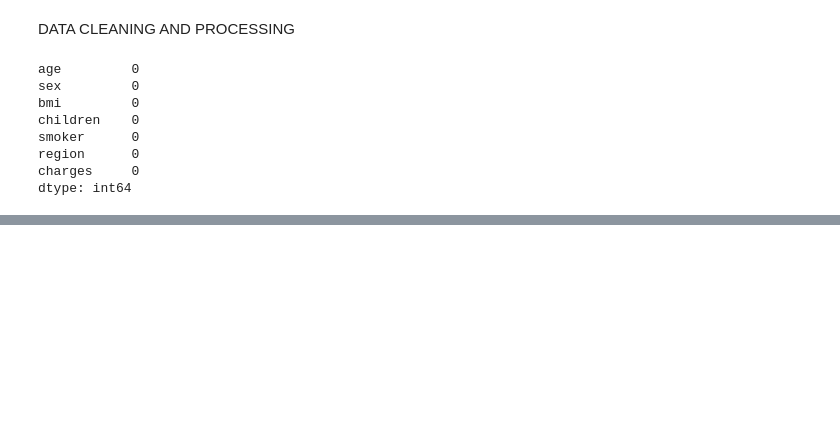
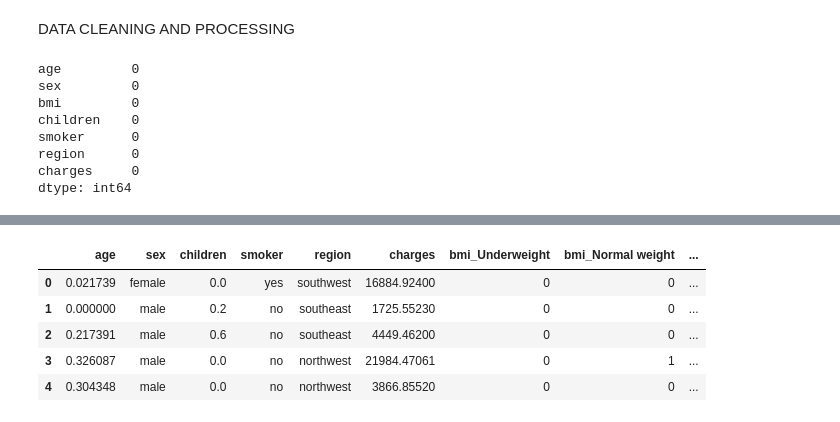
Before and after one commit to HarshPandey2004/ML-Model, a Jupyter notebook: project/file1.ipynb, the cells around one changed output, grey strips where cells are left out. Cells and saved outputs as stored; diff of their text form; code cells hidden in the pictures; blank space fills up the shorter version.

```diff
--- a/project/file1.ipynb
+++ b/project/file1.ipynb
@@ -220,0 +232,34 @@ data_cleaned.head()
+# %%
+# 1. Reload original dataset to get unscaled BMI values
+from sklearn.preprocessing import MinMaxScaler
+
+
+data_cleaned = pd.read_csv('insurance.csv')
+
+# 2. Bin original BMI into categories
+data_cleaned['bmi_cat'] = pd.cut(
+    data_cleaned['bmi'],
+    bins=[0, 18.5, 24.9, 29.9, np.inf],
+    labels=['Underweight', 'Normal weight', 'Overweight', 'Obesity'],
+    right=False
+)
+
+# 3. One-hot encode BMI categories into 0/1 integers
+bmi_dummies = pd.get_dummies(data_cleaned['bmi_cat'], prefix='bmi', dtype=int)
+
+# 4. Join encoded columns back and drop temporary columns
+data_cleaned = pd.concat([data_cleaned, bmi_dummies], axis=1).drop(columns=['bmi_cat', 'bmi'])
+
+# 5. Apply MinMaxScaler AFTER binning on continuous numerical features
+cols = ['age', 'children']  # Apply scaler to continuous numeric features only
+scaler = MinMaxScaler()
+data_cleaned[cols] = scaler.fit_transform(data_cleaned[cols])
+# %%
+data_cleaned.head()
+# %% [output]
+|  | age | sex | children | smoker | region | charges | bmi_Underweight | bmi_Normal weight | ... |
+| 0 | 0.021739 | female | 0.0 | yes | southwest | 16884.92400 | 0 | 0 | ... |
+| 1 | 0.000000 | male | 0.2 | no | southeast | 1725.55230 | 0 | 0 | ... |
+| 2 | 0.217391 | male | 0.6 | no | southeast | 4449.46200 | 0 | 0 | ... |
+| 3 | 0.326087 | male | 0.0 | no | northwest | 21984.47061 | 0 | 1 | ... |
+| 4 | 0.304348 | male | 0.0 | no | northwest | 3866.85520 | 0 | 0 | ... |
```
Also changed, not shown: parts of 19 cells of this notebook.
